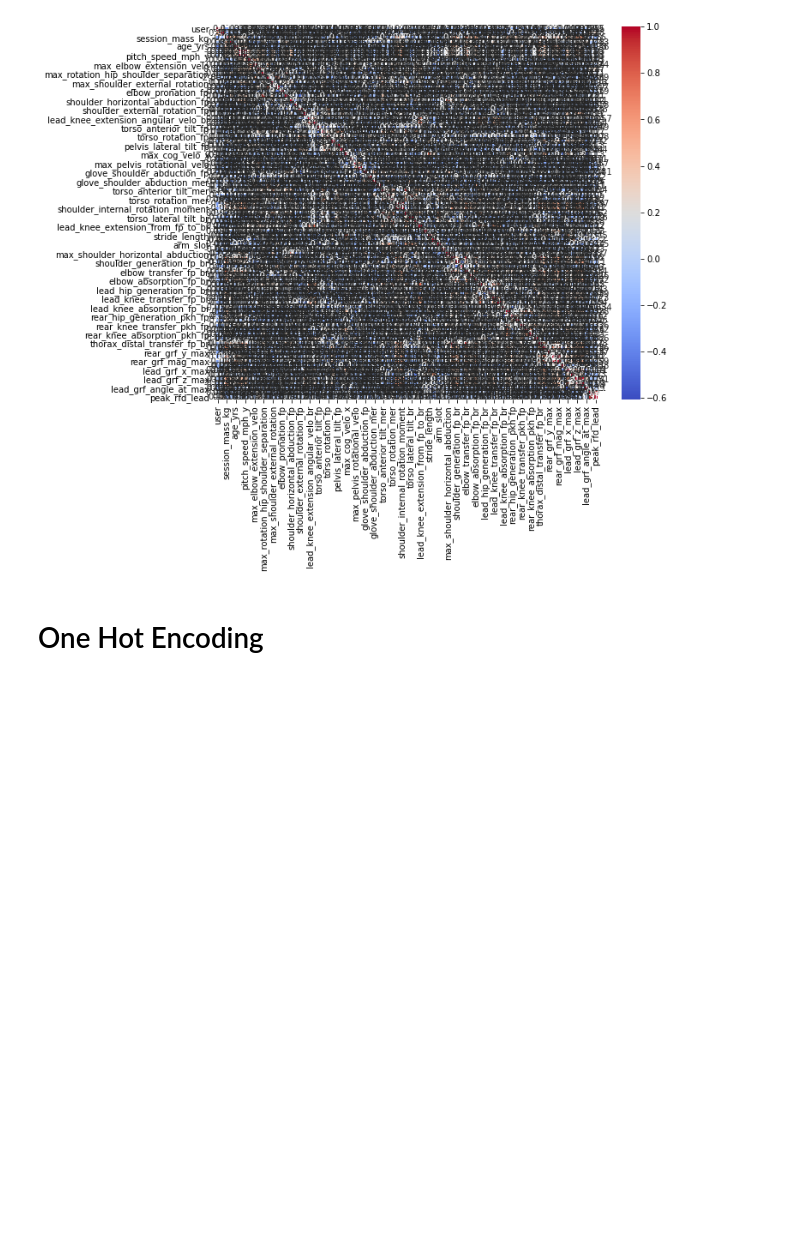
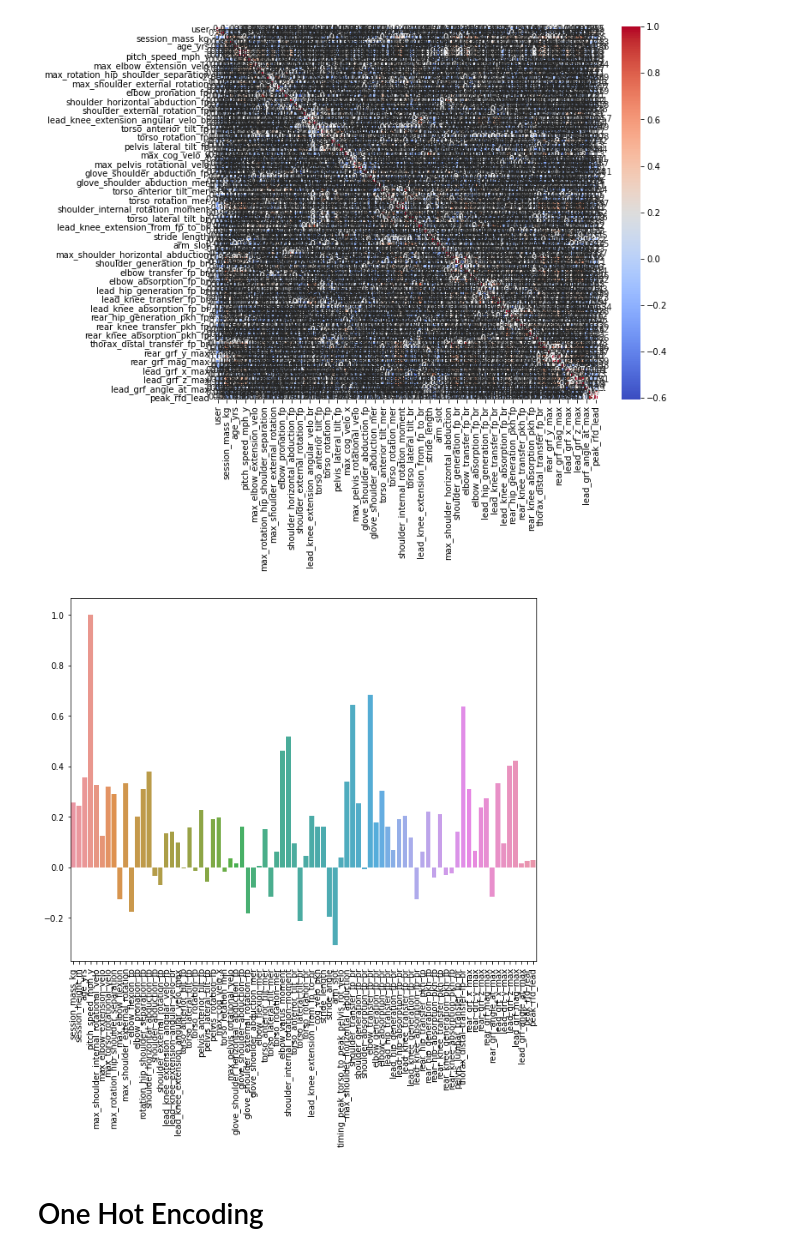
Before and after one commit to jisoawe/Biomech_Pitch_Velo_Prediction, a Jupyter notebook: Pitch Speed Prediction Model.ipynb, the cells around one changed output. Drawn from its saved outputs; the diff is of its cells as text; code cells hidden in the pictures; blank space fills up the shorter version.

```diff
--- a/Pitch Speed Prediction Model.ipynb
+++ b/Pitch Speed Prediction Model.ipynb
@@ -143,6 +145,16 @@ sns.heatmap(correlation_matrix, annot = True, cmap = 'coolwarm', linewidths = 0.
 plt.show()
 # %% [output]
 [figure]
+# %%
+correlation_matrix = merged_data.corr()
+correlations = correlation_matrix['pitch_speed_mph_x'].drop('pitch_speed_mph_x')
+
+plt.figure(figsize = (10,8))
+sns.barplot(x = correlations.index, y = correlations.values)
+plt.xticks(rotation = 90)
+plt.show()
+# %% [output]
+[figure, added]
 # %% [markdown]
 # One Hot Encoding
 # %%
```
Also changed, not shown: parts of 8 cells of this notebook.
